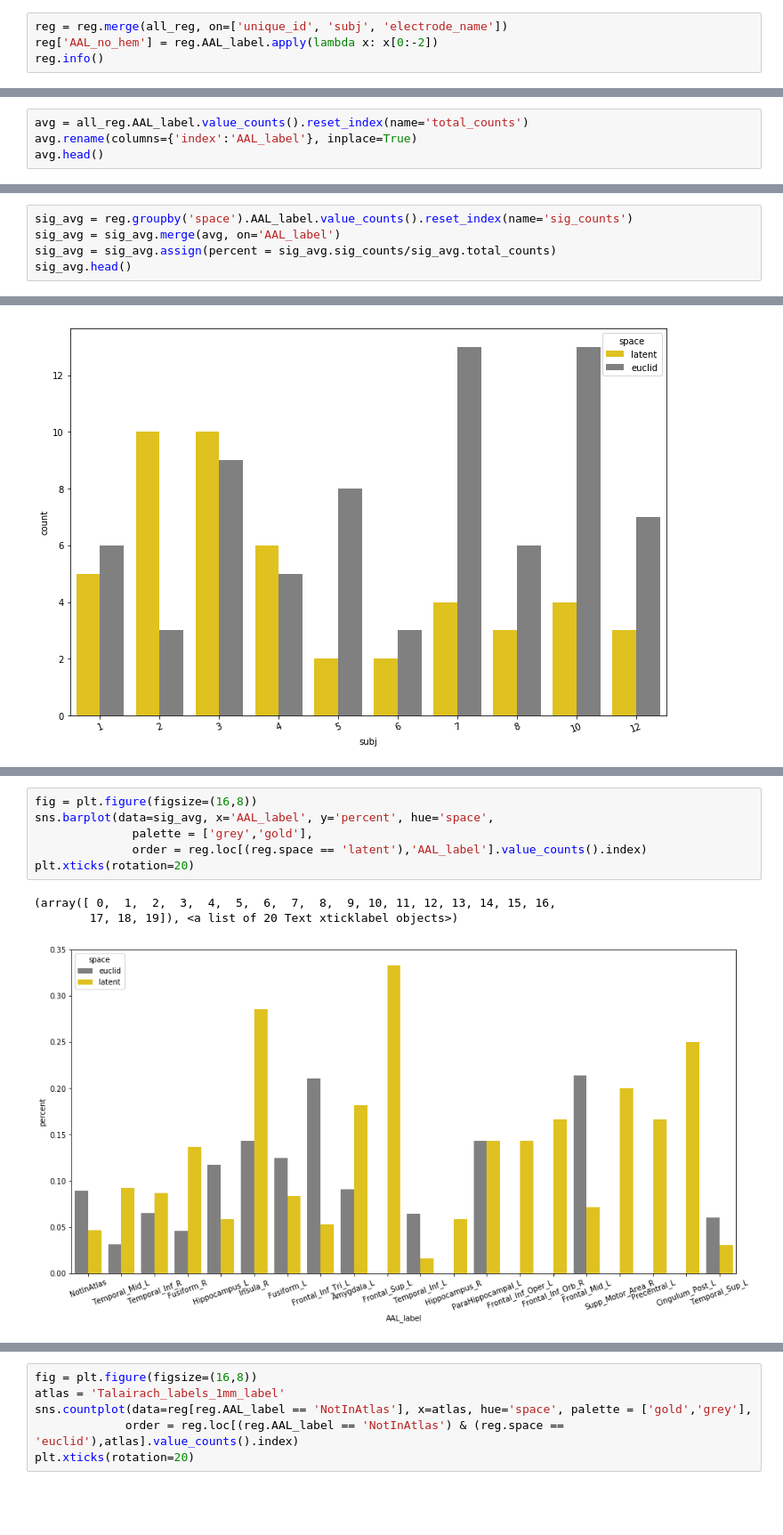
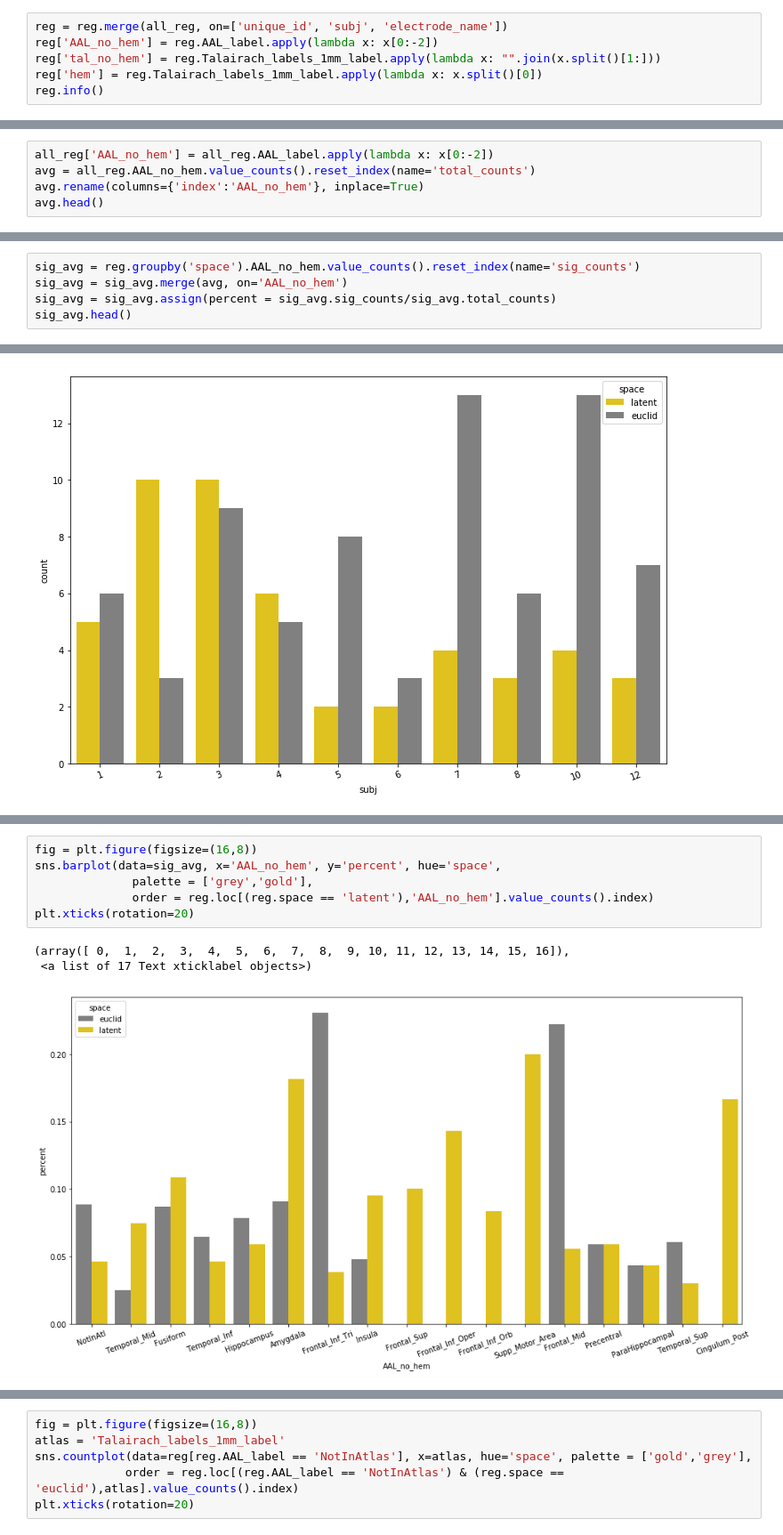
Before and after one commit to jastiso/statistical_learning, a Jupyter notebook: scripts/searchlight.ipynb, the cells around one changed output, grey strips where cells are left out. Shown: that part at 89% size. Saved outputs shown, nothing was run; the diff lists cells and outputs as text; blank space fills up the shorter version.

```diff
--- a/scripts/searchlight.ipynb
+++ b/scripts/searchlight.ipynb
@@ -43,6 +43,8 @@ memory usage: 302.0+ KB
 # %%
 reg = reg.merge(all_reg, on=['unique_id', 'subj', 'electrode_name'])
 reg['AAL_no_hem'] = reg.AAL_label.apply(lambda x: x[0:-2])
+reg['tal_no_hem'] = reg.Talairach_labels_1mm_label.apply(lambda x: "".join(x.split()[1:]))
+reg['hem'] = reg.Talairach_labels_1mm_label.apply(lambda x: x.split()[0])
 reg.info()
 # %% [output]
 <class 'pandas.core.frame.DataFrame'>
@@ -65,5 +67,6 @@ memory usage: 42.9+ KB
 # %%
-avg = all_reg.AAL_label.value_counts().reset_index(name='total_counts')
-avg.rename(columns={'index':'AAL_label'}, inplace=True)
+all_reg['AAL_no_hem'] = all_reg.AAL_label.apply(lambda x: x[0:-2])
+avg = all_reg.AAL_no_hem.value_counts().reset_index(name='total_counts')
+avg.rename(columns={'index':'AAL_no_hem'}, inplace=True)
 avg.head()
 # %% [output]
@@ -76,6 +79,6 @@ avg.head()
 # %%
-sig_avg = reg.groupby('space').AAL_label.value_counts().reset_index(name='sig_counts')
-sig_avg = sig_avg.merge(avg, on='AAL_label')
+sig_avg = reg.groupby('space').AAL_no_hem.value_counts().reset_index(name='sig_counts')
+sig_avg = sig_avg.merge(avg, on='AAL_no_hem')
 sig_avg = sig_avg.assign(percent = sig_avg.sig_counts/sig_avg.total_counts)
 sig_avg.head()
 # %% [output]
@@ -117,13 +127,13 @@ plt.savefig(f'/Users/stiso/Documents/Code/graph_learning/ECoG_data/ephys_img/gm_
 # %%
 fig = plt.figure(figsize=(16,8))
-sns.barplot(data=sig_avg, x='AAL_label', y='percent', hue='space',
+sns.barplot(data=sig_avg, x='AAL_no_hem', y='percent', hue='space',
               palette = ['grey','gold'],
-              order = reg.loc[(reg.space == 'latent'),'AAL_label'].value_counts().index)
+              order = reg.loc[(reg.space == 'latent'),'AAL_no_hem'].value_counts().index)
 plt.xticks(rotation=20)
 # %% [output]
-(array([ 0,  1,  2,  3,  4,  5,  6,  7,  8,  9, 10, 11, 12, 13, 14, 15, 16,
-        17, 18, 19]), <a list of 20 Text xticklabel objects>)
+(array([ 0,  1,  2,  3,  4,  5,  6,  7,  8,  9, 10, 11, 12, 13, 14, 15, 16]),
+ <a list of 17 Text xticklabel objects>)
-[figure, old version]
+[figure, new version]
 # %%
 fig = plt.figure(figsize=(16,8))
 atlas = 'AAL_no_hem'
```
Also changed, not shown: parts of 7 cells of this notebook.
